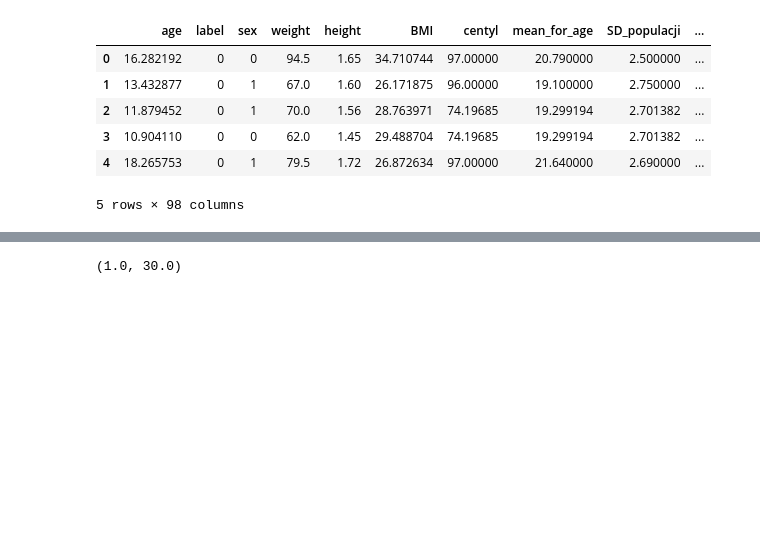
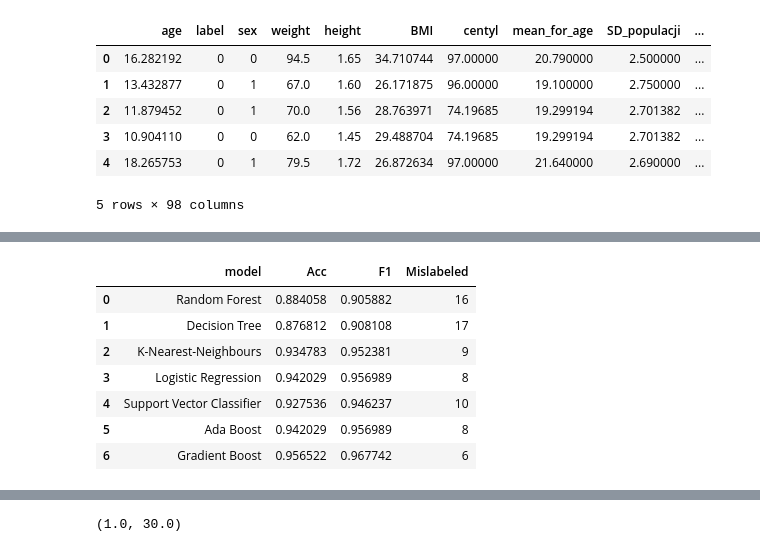
Before and after one commit to jakubpludowski/NAFLD-classifier, a Jupyter notebook: model.ipynb, the cells around one changed output, grey strips where cells are left out. Saved outputs shown, nothing was run; the diff lists cells and outputs as text; code cells hidden in the pictures; blank space fills up the shorter version.

Commit message:
modeling

```diff
--- a/model.ipynb
+++ b/model.ipynb
@@ -59,3 +113,28 @@ X_test = scaler.transform(X_test)
+# %%
+
+names = ["Random Forest", "Decision Tree", "K-Nearest-Neighbours", "Logistic Regression", "Support Vector Classifier", "Ada Boost", "Gradient Boost"]
+data = []
+
+for idx, model_metric in enumerate(metrics):
+    acc = (model_metric[1])
+    f1 = (model_metric[2])
+    mislabeled = (model_metric[4])
+    data.append([names[idx],acc,f1,mislabeled])
+
+columns = ["model", "Acc", "F1", "Mislabeled"]
+
+df = pd.DataFrame(data=data, columns=columns)
+
+df
+# %% [output]
+|  | model | Acc | F1 | Mislabeled |
+| 0 | Random Forest | 0.884058 | 0.905882 | 16 |
+| 1 | Decision Tree | 0.876812 | 0.908108 | 17 |
+| 2 | K-Nearest-Neighbours | 0.934783 | 0.952381 | 9 |
+| 3 | Logistic Regression | 0.942029 | 0.956989 | 8 |
+| 4 | Support Vector Classifier | 0.927536 | 0.946237 | 10 |
+| 5 | Ada Boost | 0.942029 | 0.956989 | 8 |
+| 6 | Gradient Boost | 0.956522 | 0.967742 | 6 |
 # %%
 rf_model = RandomForestClassifier(n_estimators=4,max_features='sqrt',random_state=71)
 rf_model.fit(X_train,y_train)
```
Also changed, not shown: parts of 7 cells of this notebook, 1 other file.
